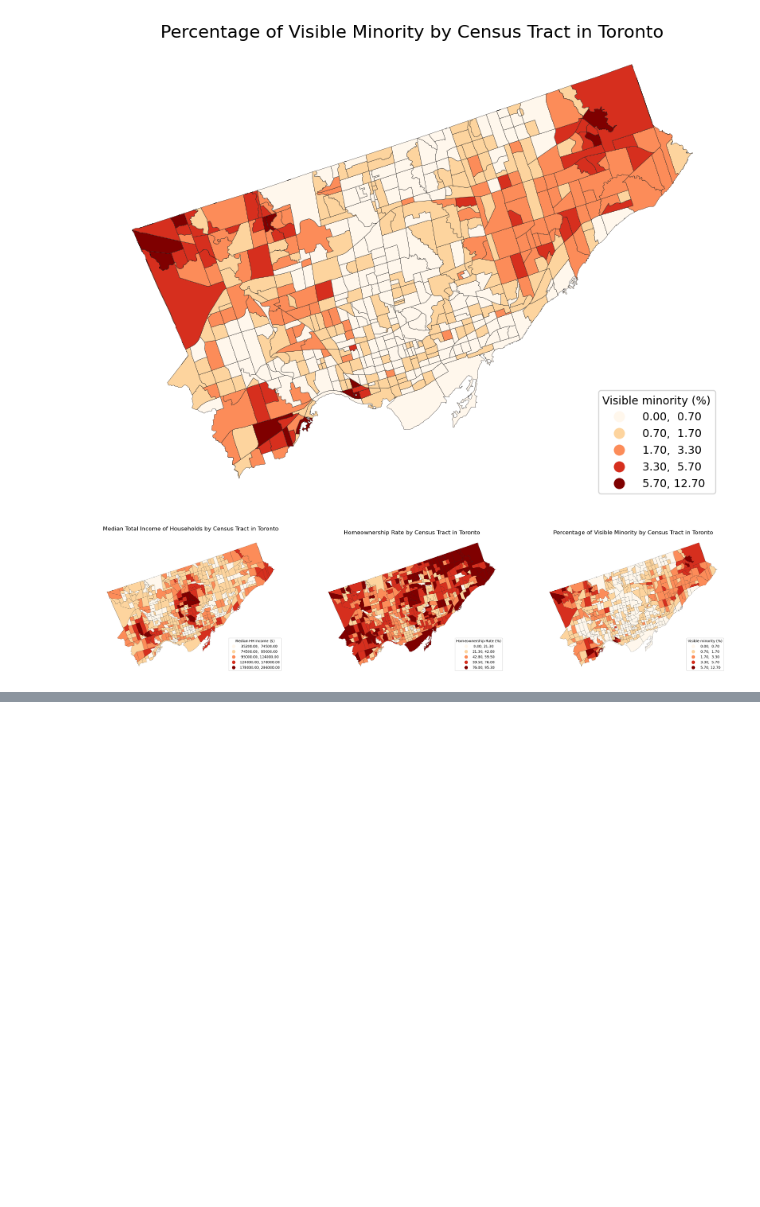
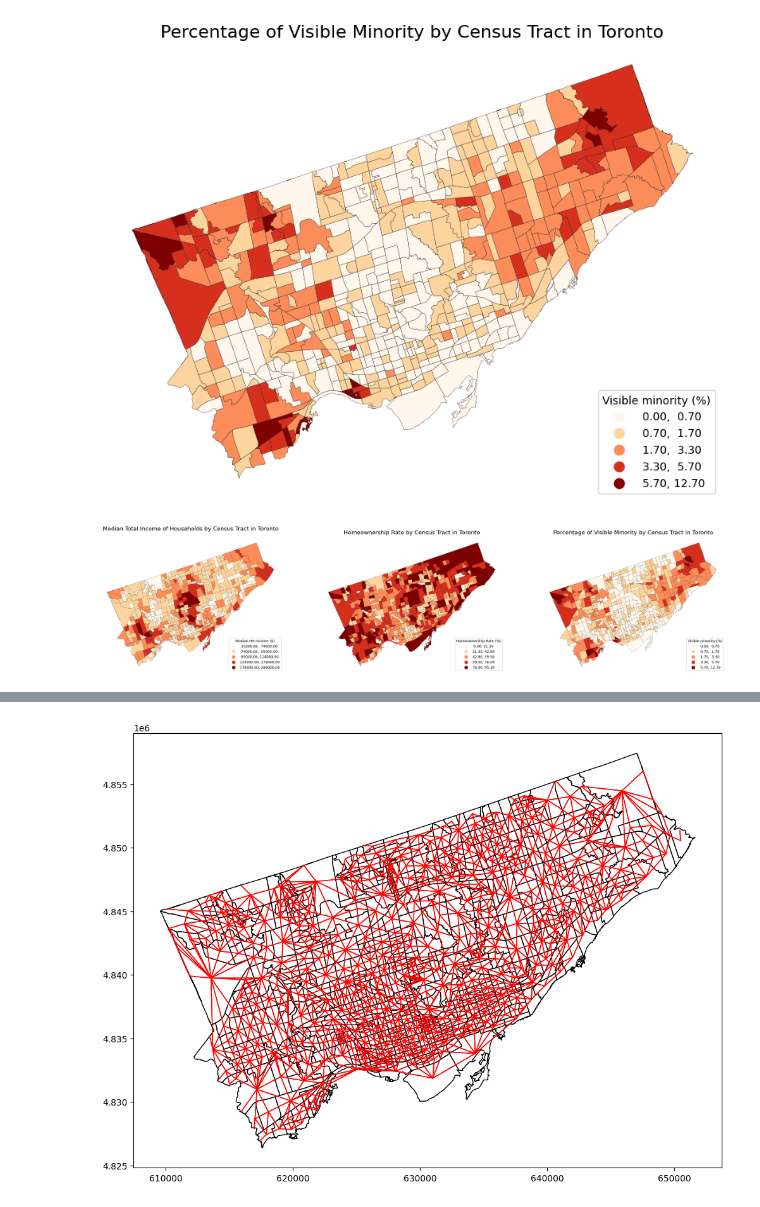
Before and after one commit to polina-gorn/GGR375-Group-Project, a Jupyter notebook: CT_data_map.ipynb, the cells around one changed output, grey strips where cells are left out. Cells and saved outputs as stored; diff of their text form; code cells hidden in the pictures; blank space fills up the shorter version.

Commit message:
figuring out morans I
- not calculating values for some reason, will try spatial lag and error first
- toronto_ct file is the .shp of CT clipped to toronto

```diff
--- a/CT_data_map.ipynb
+++ b/CT_data_map.ipynb
@@ -76,0 +99,30 @@ m2.set_axis_off()
+# %%
+# Merge `to_ct`, `mmhh_to`, and `hor_to` into a single GeoDataFrame `toronto_ct`
+# Try attribute-based merge first (fast), fall back to spatial join if needed.
+try:
+    toronto_ct = to_ct.merge(mmhh_to, how='left').merge(hor_to, how='left')
+    # If geometry got duplicated or renamed, ensure geometry column is preserved from `to_ct`
+    if 'geometry_x' in toronto_ct.columns and 'geometry_y' in toronto_ct.columns:
+        toronto_ct = gpd.GeoDataFrame(toronto_ct.drop(columns=['geometry_y']).rename(columns={'geometry_x':'geometry'}), geometry='geometry', crs=to_ct.crs)
+    else:
+        toronto_ct = gpd.GeoDataFrame(toronto_ct, geometry='geometry', crs=to_ct.crs)
+    print('Attribute-merge succeeded')
+except Exception as e:
+    print('Attribute merge failed, using spatial join as fallback:', e)
+    toronto_ct = to_ct.copy()
+    # join median household income
+    toronto_ct = gpd.sjoin(toronto_ct, mmhh_to[['Median total income of households in 2020 ($)']], how='left', predicate='intersects')
+    toronto_ct = toronto_ct.drop(columns=['index_right'])
+    # join homeownership rate
+    toronto_ct = gpd.sjoin(toronto_ct, hor_to[['Homeownership rate (%)']], how='left', predicate='intersects')
+    toronto_ct = toronto_ct.drop(columns=['index_right'])
+    toronto_ct = gpd.GeoDataFrame(toronto_ct, geometry='geometry', crs=to_ct.crs)
+
+# Quick checks
+print('toronto_ct rows:', len(toronto_ct))
+try:
+    display(toronto_ct.head())
+except NameError:
+    print(toronto_ct.head())
+
+toronto_ct.iloc[:, [1,3,2,5,6,4]]
@@ -76,0 +151,16 @@ m2.set_axis_off()
+# %%
+import esda
+import splot
+from splot.esda import moran_scatterplot
+
+toronto_ct.to_crs('epsg:3857')
+
+w = lps.weights.Queen.from_dataframe(toronto_ct, use_index=False)
+
+
+fig, axes = plt.subplots(1, 1, figsize = (12, 12))
+toronto_ct.plot(ax = axes, edgecolor = 'black', facecolor = 'w')
+w.plot(toronto_ct, ax = axes, edge_kws = dict(color = 'r', linewidth = 1),
+       node_kws = dict(marker = ''));
+# %% [output]
+[figure, added]
```
Also changed, not shown: parts of 5 cells of this notebook, 5 other files.
